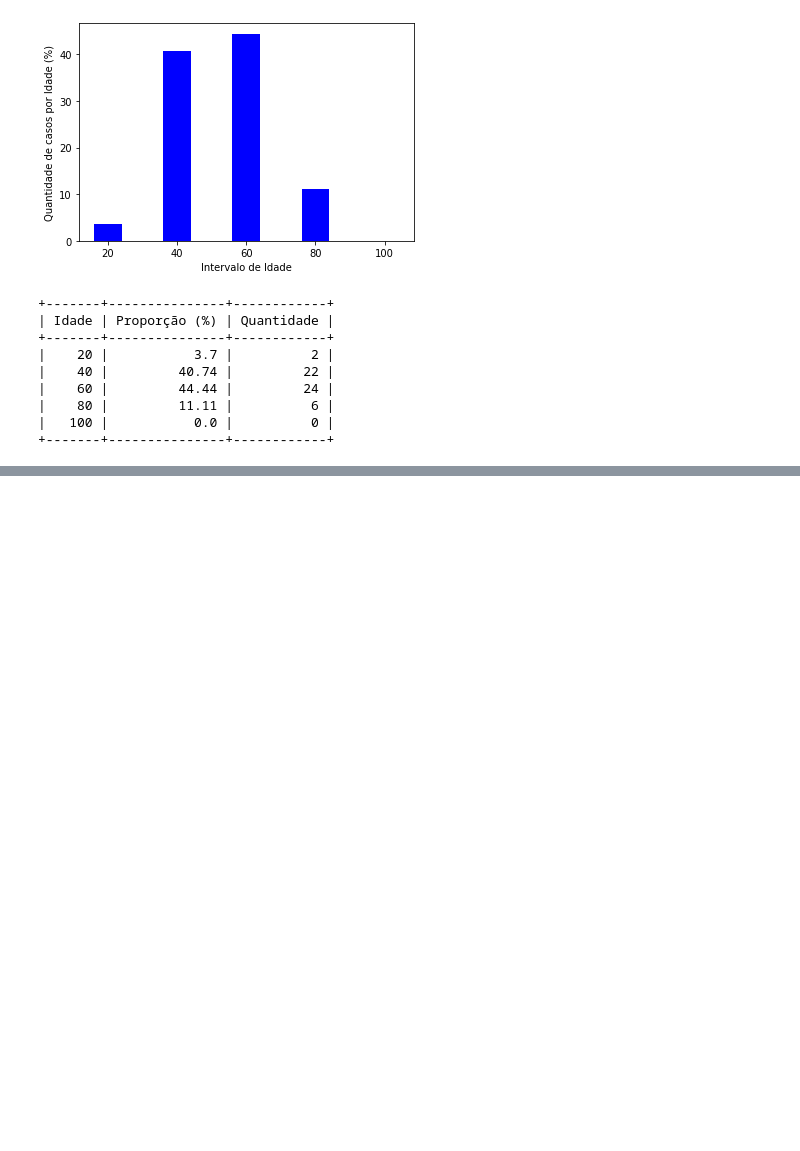
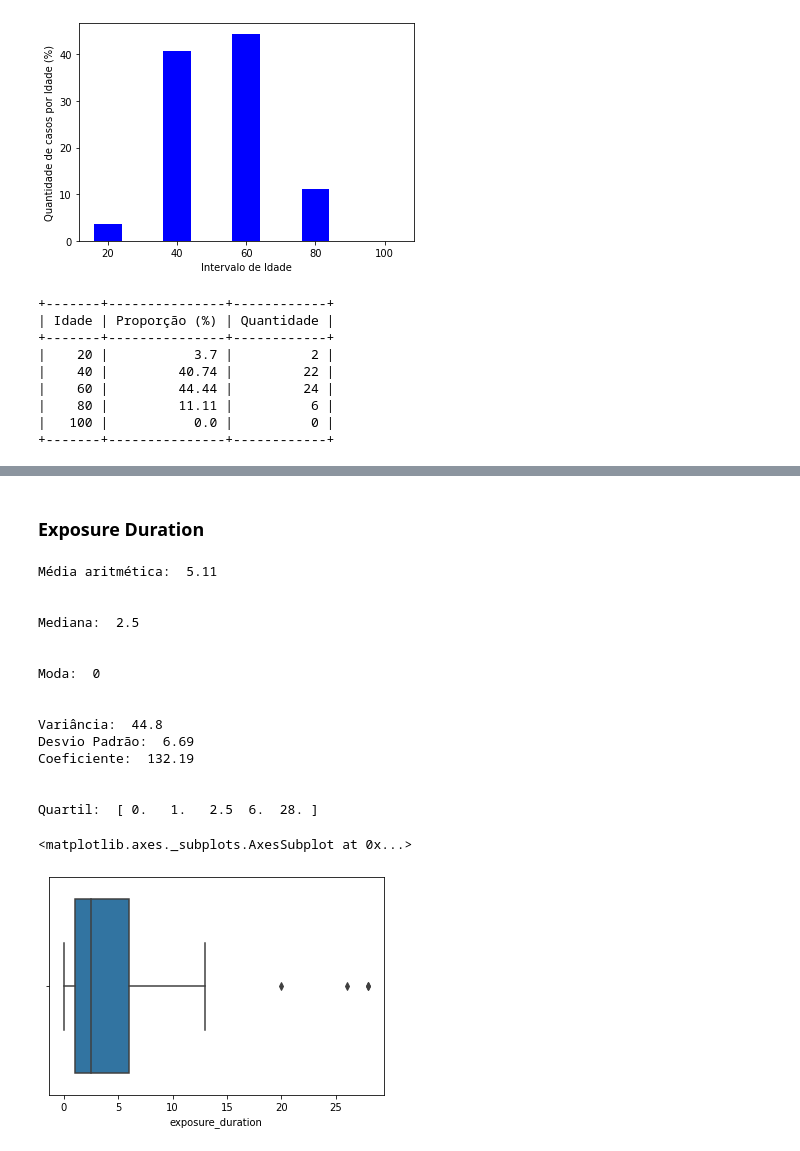
Before and after one commit to rbdlm/Covid, a Jupyter notebook: Covid.ipynb, the cells around one changed output, grey strips where cells are left out. Saved outputs shown, nothing was run; the diff lists cells and outputs as text; code cells hidden in the pictures; blank space fills up the shorter version.

```diff
--- a/Covid.ipynb
+++ b/Covid.ipynb
@@ -226,0 +281,38 @@ print(x)
+# %% [markdown]
+### Exposure Duration
+# %%
+print('Média aritmética: ', round(st.mean(df_covid['exposure_duration']),2))
+print('\n')
+print('Mediana: ', st.median(df_covid['exposure_duration']))
+print('\n')
+print('Moda: ', st.mode(df_covid['exposure_duration']))
+print('\n')
+print('Variância: ', round(st.variance(df_covid['exposure_duration']),2))
+print('Desvio Padrão: ', round(st.stdev(df_covid['exposure_duration']),2))
+print('Coeficiente: ', cv(df_covid['exposure_duration']))
+print('\n')
+print('Quartil: ', np.quantile(df_covid['exposure_duration'], [0, 0.25, 0.5, 0.75, 1]))
+
+print('\n')
+
+# print(stats.describe(df_covid['age']))
+
+sns.boxplot(df_covid['exposure_duration'])
+# %% [output]
+Média aritmética:  5.11
+
+
+Mediana:  2.5
+
+
+Moda:  0
+
+
+Variância:  44.8
+Desvio Padrão:  6.69
+Coeficiente:  132.19
+
+
+Quartil:  [ 0.   1.   2.5  6.  28. ]
+<matplotlib.axes._subplots.AxesSubplot at 0x...>
+[figure, added]
```
Also changed, not shown: parts of 21 cells of this notebook.
